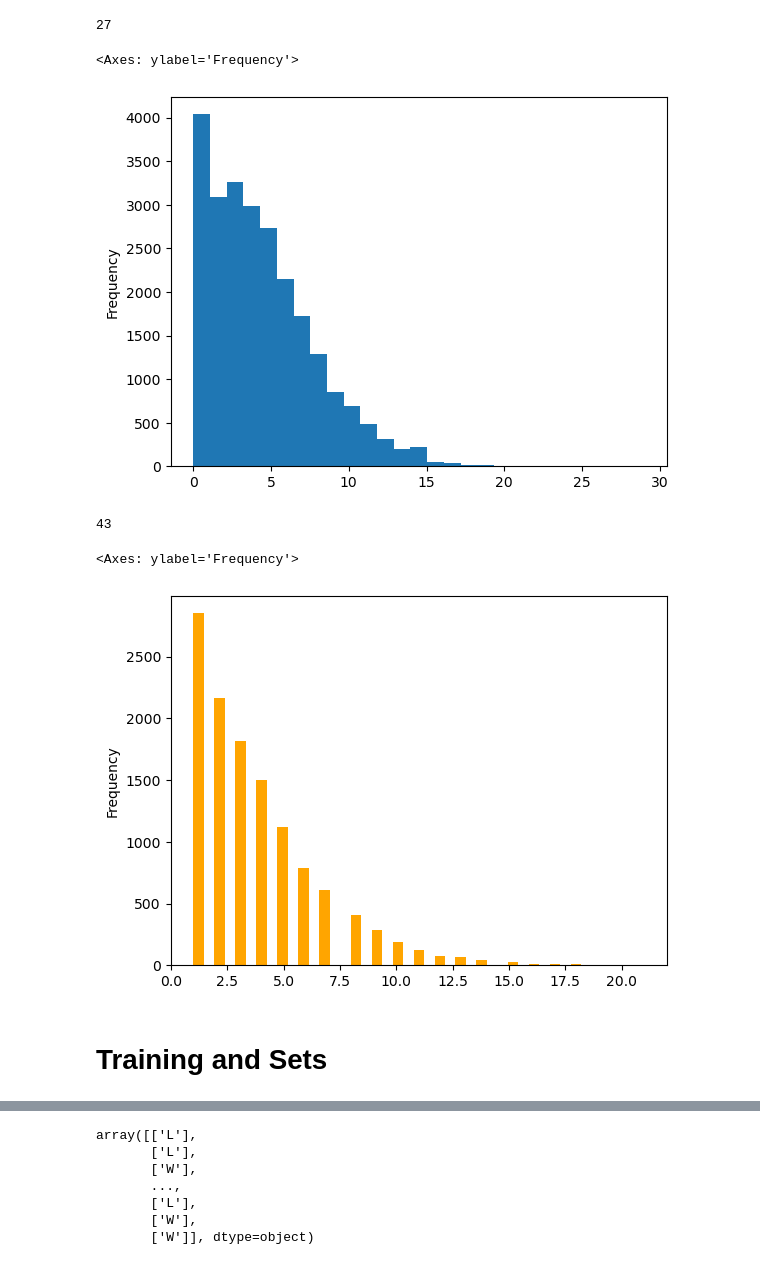
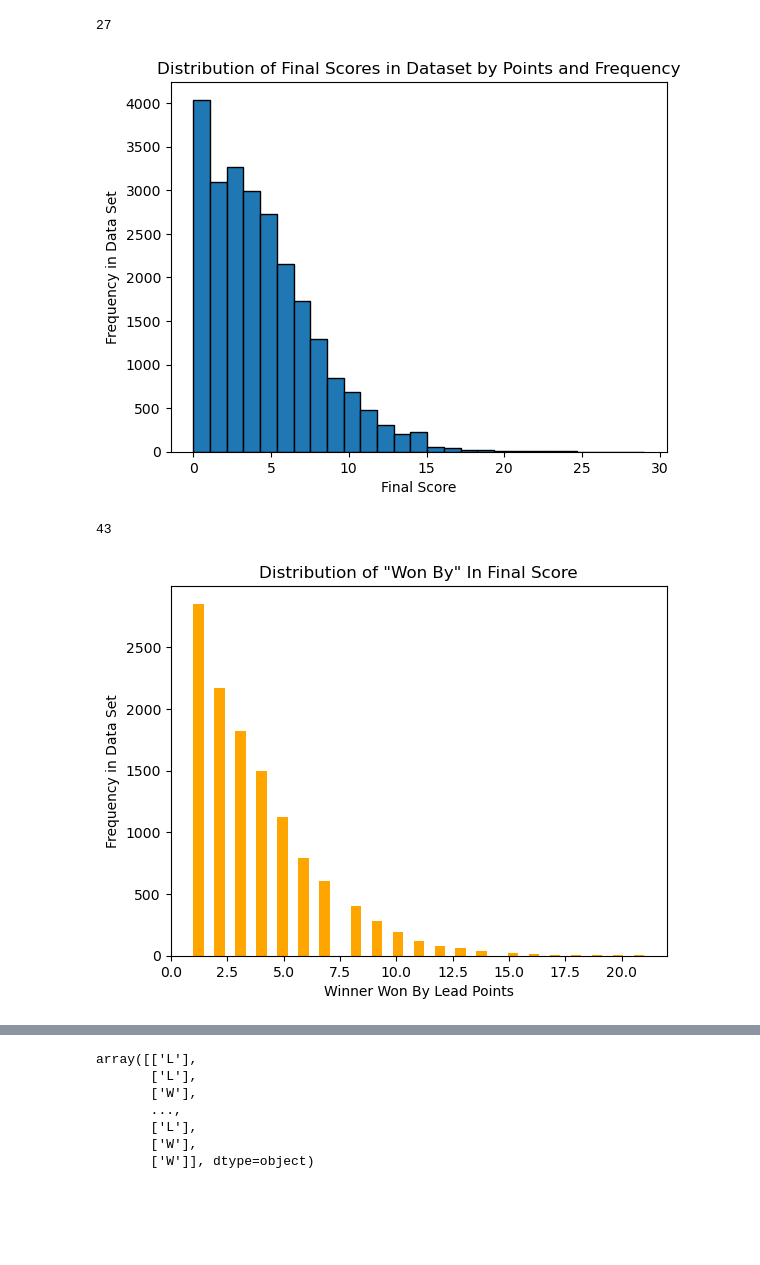
Before and after one commit to azcafriz13/Project_2_Drafts, a Jupyter notebook: Baseball_Game_Scores_Model.ipynb, the cells around one changed output, grey strips where cells are left out. Saved outputs shown, nothing was run; the diff lists cells and outputs as text; code cells hidden in the pictures; blank space fills up the shorter version.

```diff
--- a/Baseball_Game_Scores_Model.ipynb
+++ b/Baseball_Game_Scores_Model.ipynb
@@ -431,8 +456,9 @@ W    12325
 Name: count, dtype: int64
 # %%
 # Drop columns not used in model or redundant values
-df_clean_2 = df_clean_1.drop(columns=['Team','Game_ID','R','H','E','R-9','1','10','11','12','13','14','15','16','17','18','19']).copy()
-display(df_clean_2.head(15))
+df_clean_2 = df_clean_1.drop(columns=['Team','Game_ID','R','H','E','R-9','1',
+                    '10','11','12','13','14','15','16','17','18','19']).copy()
+display(df_clean_2.head(10))
 # %% [output]
 |  | 2 | 3 | 4 | 5 | 6 | 7 | 8 | 9 | W-L | Score_1 | ... | ... |
 | 0 | 0 | 0 | 0 | 0 | 0 | 0 | 0 | 1 | L | 0 | ... | ... |
@@ -764,16 +788,3 @@ delta_7    object
 delta_8    object
 delta_9     int64
 dtype: object
-# %%
-# Set all numbers to integers not objects.
-df_clean_2['6'] = df_clean_2['6'].astype('int64')
-df_clean_2['7'] = df_clean_2['7'].astype('int64')
-df_clean_2['8'] = df_clean_2['8'].astype('int64')
-df_clean_2['9'] = df_clean_2['9'].astype('int64')
-df_clean_2['Score_6'] = df_clean_2['Score_6'].astype('int64')
-df_clean_2['Score_7'] = df_clean_2['Score_7'].astype('int64')
-df_clean_2['Score_8'] = df_clean_2['Score_8'].astype('int64')
-df_clean_2['delta_6'] = df_clean_2['delta_6'].astype('int64')
-df_clean_2['delta_7'] = df_clean_2['delta_7'].astype('int64')
-df_clean_2['delta_8'] = df_clean_2['delta_8'].astype('int64')
-print(df_clean_2.dtypes)
@@ -797,0 +791,14 @@ dtype: object
+# %%
+# Set all numbers to integers not objects.  Use a loop function.
+# Reference https://chatgpt.com/share/6cd33abf-da2b-4967-a9e7-c252ec97af80
+# for assistance with def function after original attempt with if loop failed.
+def convert_columns_to_int64(df, columns):
+    for column in columns:
+        df[column] = df[column].astype('int64')
+    return df
+
+# Example usage
+columns_to_convert = ['6', '7', '8', '9','Score_6', 'Score_7', 'Score_8',
+       'delta_6', 'delta_7', 'delta_8']
+df_clean_2 = convert_columns_to_int64(df_clean_2, columns_to_convert)
+print(df_clean_2.dtypes)
@@ -823,10 +848,13 @@ how_many
 # %% [output]
 27
 # %%
-# Show the frequencies of different scores.
+# Show the frequencies of different scores. Use matplotlib.pyplot.plot function.
 # Final Scores:
-df_scores['Score_9'].plot(kind='hist',bins=27)
+df_scores['Score_9'].plot(kind='hist',bins=27, edgecolor="black")
+plt.title('Distribution of Final Scores in Dataset by Points and Frequency')
+plt.xlabel("Final Score")
+plt.ylabel('Frequency in Data Set')
+plt.show()
 # %% [output]
-<Axes: ylabel='Frequency'>
-[figure, old version]
+[figure, new version]
 # %%
@@ -840,8 +867,9 @@ how_many
 # Difference In Final Scores (Won by/Lost by):
 winning_df = df_scores[df_scores['W-L'] == "W"]
 winning_df['delta_9'].plot(kind='hist',color='orange',bins=43)
+plt.title('Distribution of "Won By" In Final Score')
+plt.xlabel('Winner Won By Lead Points')
+plt.ylabel('Frequency in Data Set')
+plt.show()
 # %% [output]
-<Axes: ylabel='Frequency'>
-[figure, old version]
+[figure, new version]
-# %% [markdown]
-# Training and Sets
```
Also changed, not shown: parts of 34 cells of this notebook, 2 other files.
